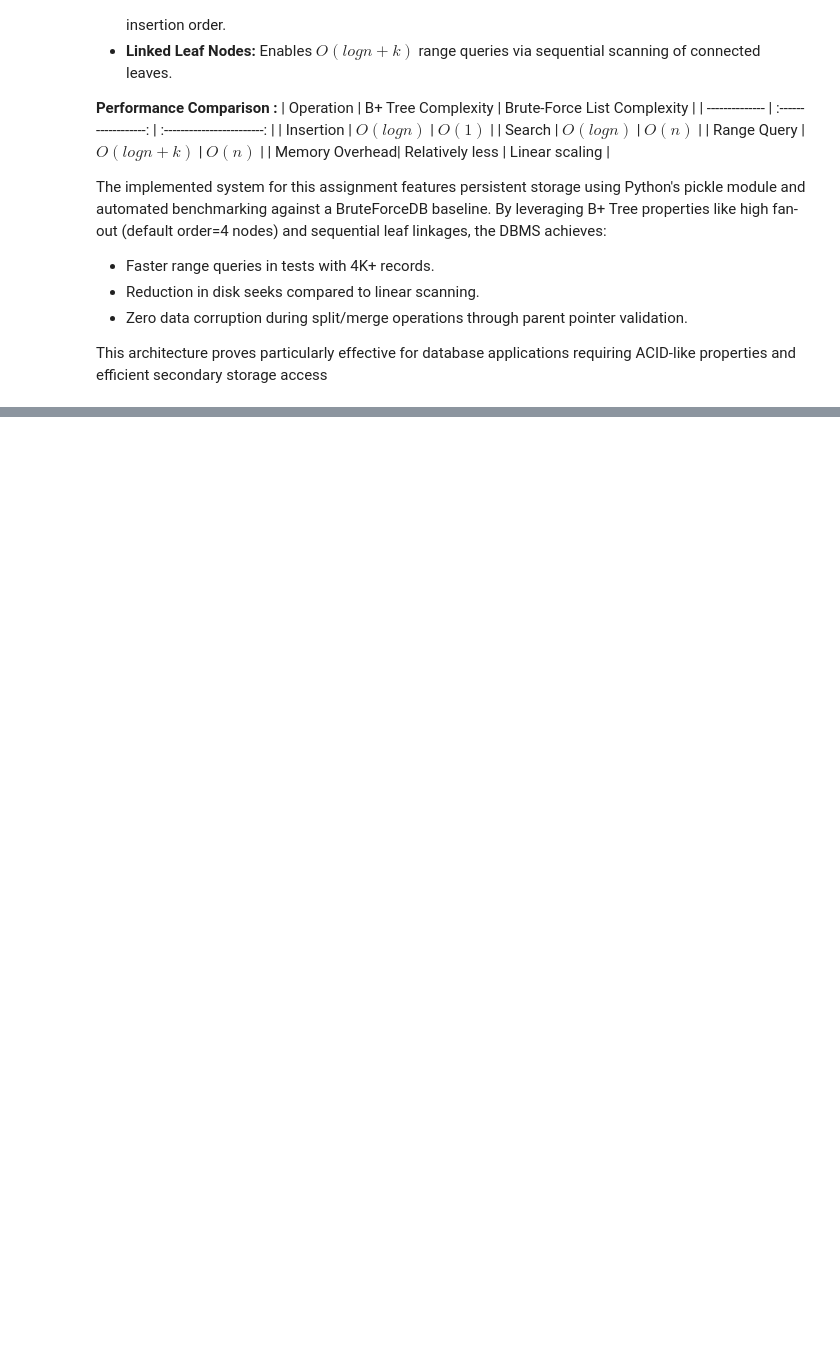
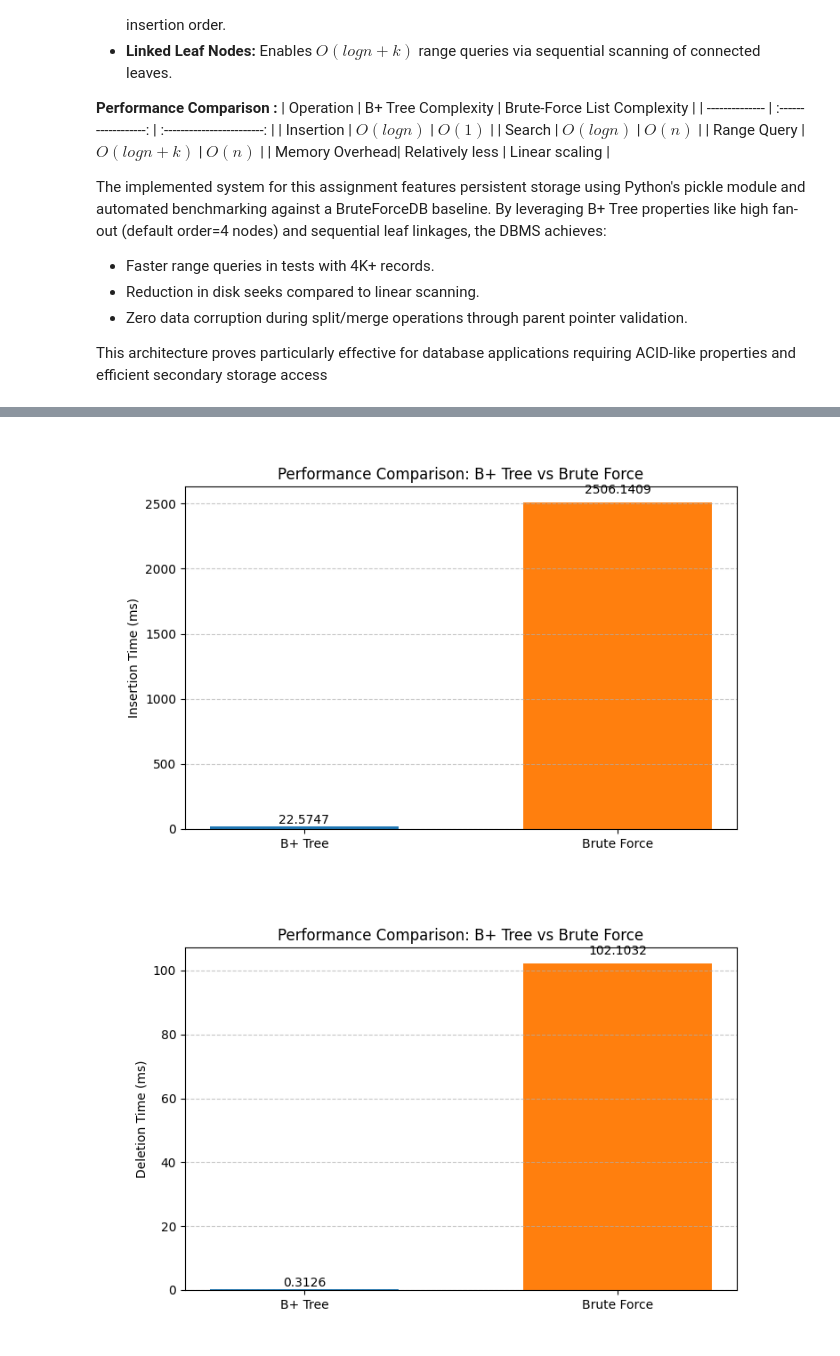
Before and after one commit to Mitansh-Patel-24120033/_DBModule4.G10, a Jupyter notebook: db_management_system/report.ipynb, the cells around one changed output, grey strips where cells are left out. Saved outputs shown, nothing was run; the diff lists cells and outputs as text; code cells hidden in the pictures; blank space fills up the shorter version.

```diff
--- a/db_management_system/report.ipynb
+++ b/db_management_system/report.ipynb
@@ -272,0 +276,11 @@ If you implemented the Bonus UI, describe its features and how to use it. Includ
+# %%
+# Plots for performance comparaison of the operations : Insert, Delete,  Memory usage, and Range Queries. Also one to plot all things in one plot.
+display(Image(filename='visualizations/insertion_time.png'))
+display(Image(filename='visualizations/deletion_time.png'))
+display(Image(filename='visualizations/range_query_time.png'))
+display(Image(filename='visualizations/search_time.png'))
+display(Image(filename='visualizations/memory_usage.png'))
+display(Image(filename='visualizations/performance_comparison.png'))
+# %% [output]
+[figure, added]
+[figure, added]
```
Also changed, not shown: parts of 30 cells of this notebook, 27 other files.
